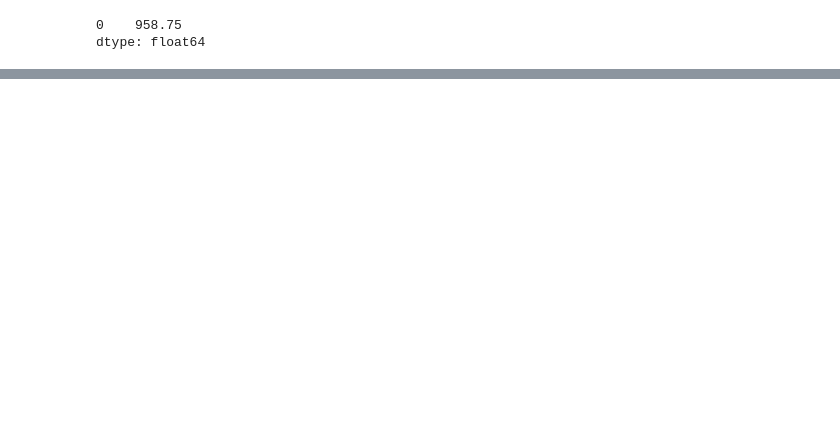
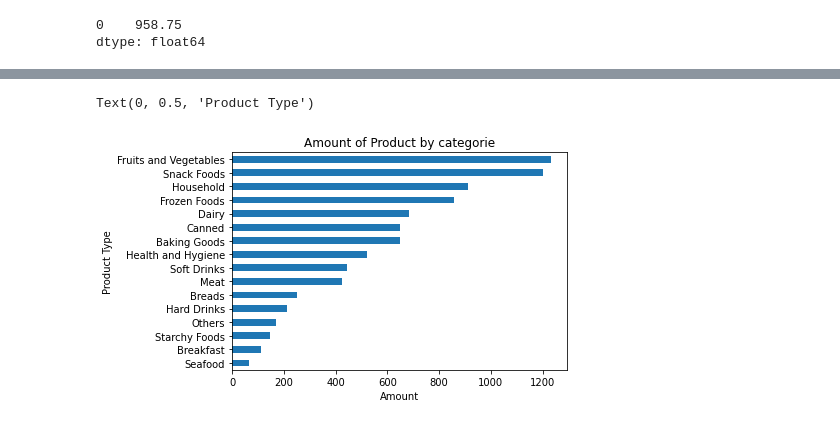
Before and after one commit to CameronBannick/UAP_REPORT, a Jupyter notebook: 05_Sales_Predictions.ipynb, the cells around one changed output, grey strips where cells are left out. Saved outputs shown, nothing was run; the diff lists cells and outputs as text; code cells hidden in the pictures; blank space fills up the shorter version.

```diff
--- a/05_Sales_Predictions.ipynb
+++ b/05_Sales_Predictions.ipynb
@@ -180,0 +198,3 @@ dtype: float64
+# %%
+item_type_counts = df['Item_Type'].value_counts().sort_values()
+item_type_counts
@@ -180,0 +219,9 @@ dtype: float64
+# %%
+item_type_counts.plot(kind='barh')
+plt.title('Amount of Product by categorie')
+plt.xlabel('Amount')
+plt.ylabel('Product Type')
+print('The following illustartes how much product there is by categorie')
+# %% [output]
+Text(0, 0.5, 'Product Type')
+[figure, added]
```
Also changed, not shown: parts of 12 cells of this notebook.
